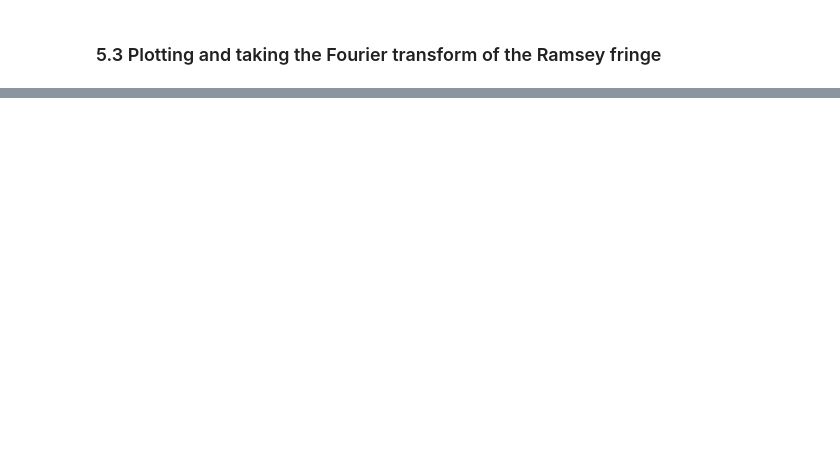
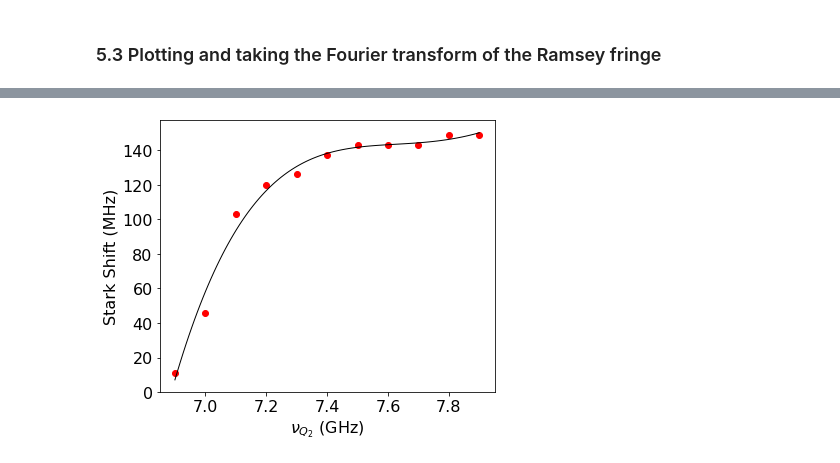
Before and after one commit to SoumyaShreeram/Qubit, a Jupyter notebook: Noteboooks/11. Measuring Stark Shift - Ramsey Experiment.ipynb, the cells around one changed output, grey strips where cells are left out. Cells and saved outputs as stored; diff of their text form; code cells hidden in the pictures; blank space fills up the shorter version.

```diff
--- a/Noteboooks/11. Measuring Stark Shift - Ramsey Experiment.ipynb
+++ b/Noteboooks/11. Measuring Stark Shift - Ramsey Experiment.ipynb
@@ -570,0 +568,12 @@ fig.tight_layout()
+# %%
+# values obtained from compilation of different runs on different systems (y value is == peak_freq if all runs on same comp)
+stark_sft = [0.011, 0.046, 0.103, 0.120, 0.126, 0.137, 0.143, 0.143, 0.143, 0.149, 0.149]
+freq_vq2 = np.linspace(6.9, 7.9, len(stark_sft))
+
+# plot
+fig, ax = plt.subplots(1, 1, figsize=(6, 5))
+ax.plot(freq_vq2, [i*1000 for i in stark_sft], 'ro')
+fitPoly(ax, freq_vq2, [i*1000 for i in stark_sft], 4)
+setXYlabel(ax, r'$\nu_{Q_2}$ (GHz)', 'Stark Shift (MHz)', False, '')
+# %% [output]
+[figure, added]
```
Also changed, not shown: parts of 12 cells of this notebook, 25 other files.
